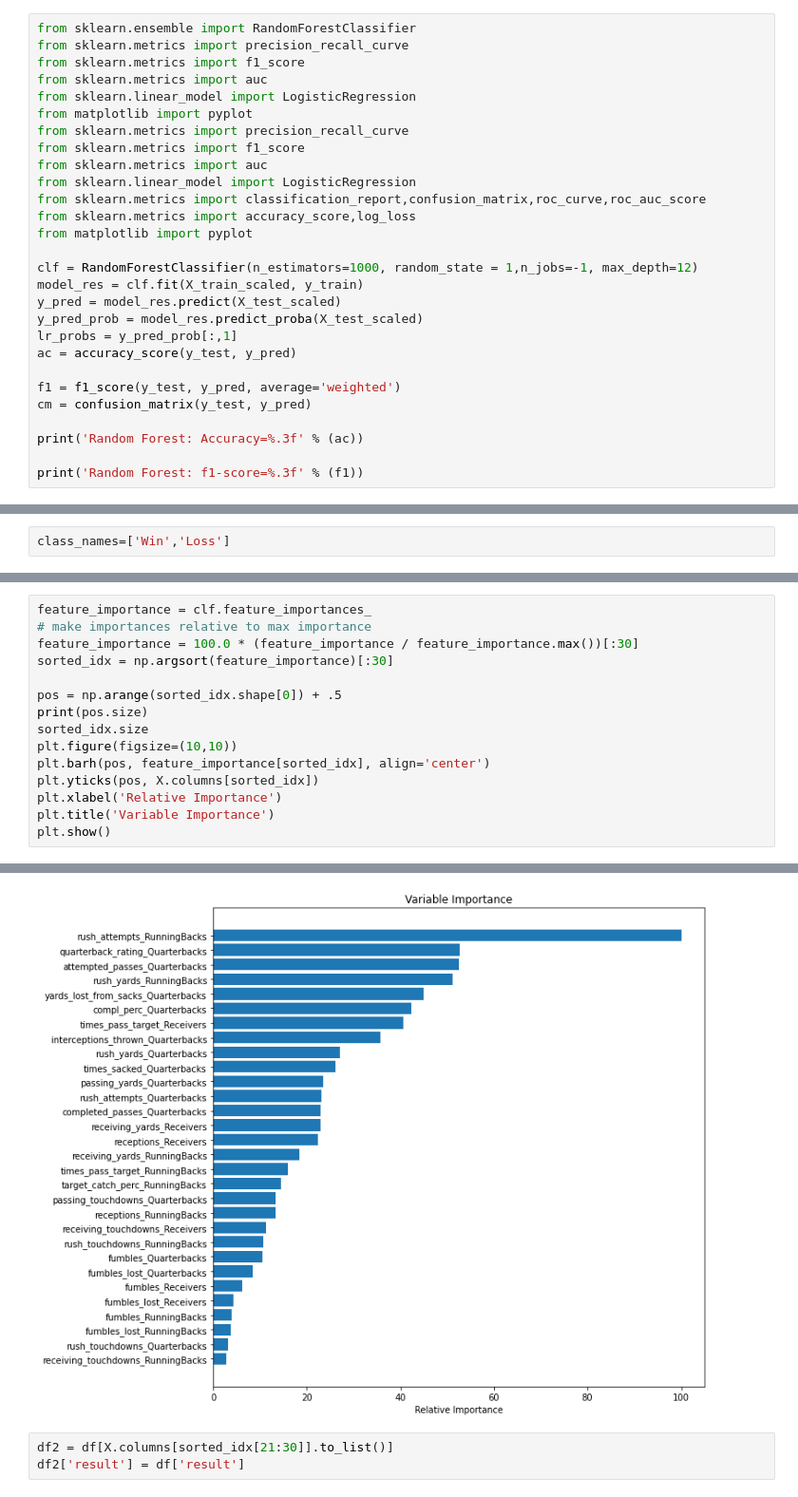
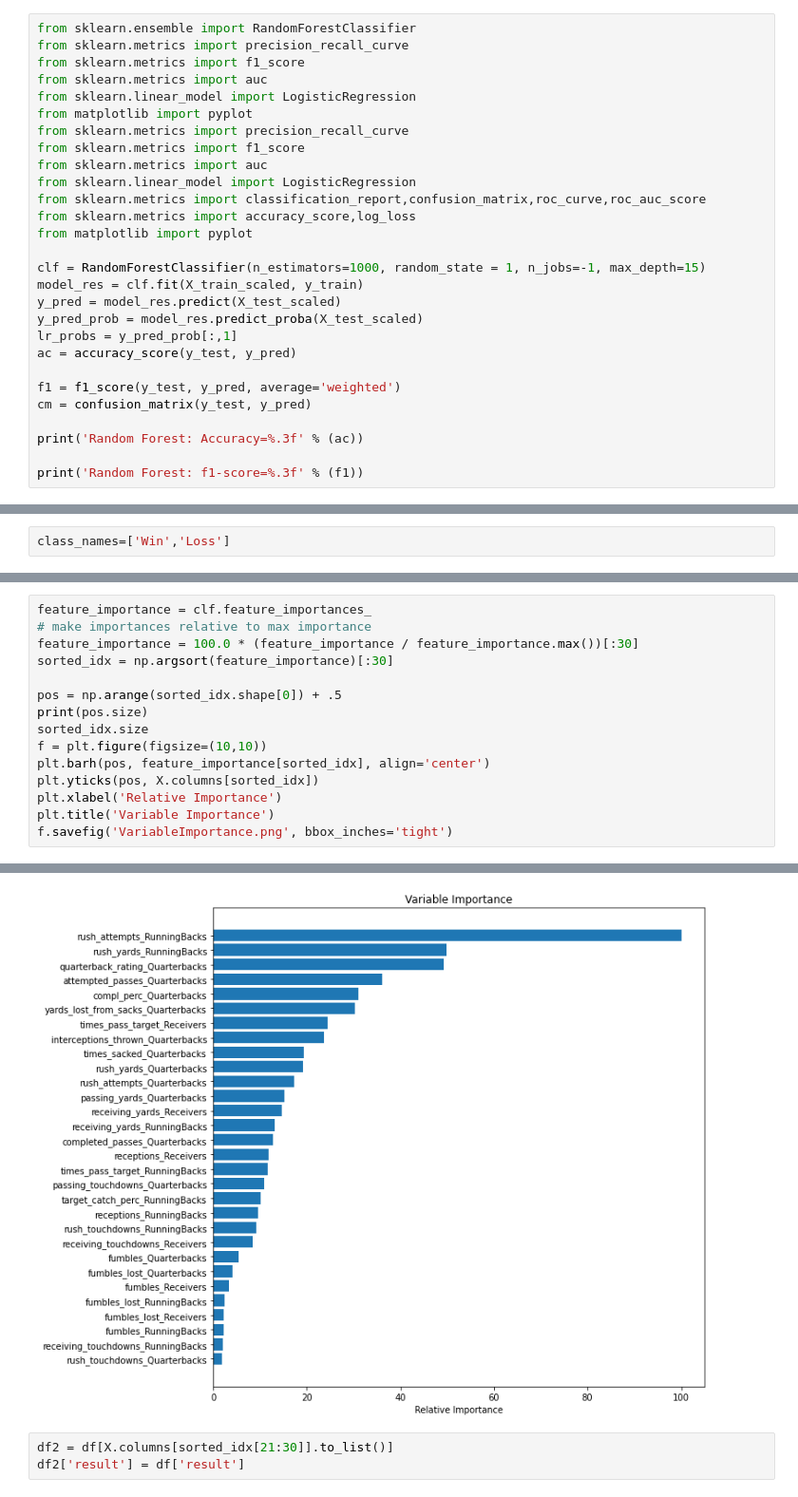
Before and after one commit to WillRobinson152/NFL_Analysis, a Jupyter notebook: 5.ModelData.ipynb, the cells around one changed output, grey strips where cells are left out. Shown at 95% size. Cells and saved outputs as stored; diff of their text form.

```diff
--- a/5.ModelData.ipynb
+++ b/5.ModelData.ipynb
@@ -54,7 +54,7 @@ from sklearn.metrics import classification_report,confusion_matrix,roc_curve,roc
 from sklearn.metrics import accuracy_score,log_loss
 from matplotlib import pyplot
 
-clf = RandomForestClassifier(n_estimators=1000, random_state = 1,n_jobs=-1, max_depth=12)
+clf = RandomForestClassifier(n_estimators=1000, random_state = 1, n_jobs=-1, max_depth=15)
 model_res = clf.fit(X_train_scaled, y_train)
 y_pred = model_res.predict(X_test_scaled)
 y_pred_prob = model_res.predict_proba(X_test_scaled)
@@ -144,21 +144,21 @@ Normalized confusion matrix
 # %%
 feature_importance = clf.feature_importances_
 # make importances relative to max importance
 feature_importance = 100.0 * (feature_importance / feature_importance.max())[:30]
 sorted_idx = np.argsort(feature_importance)[:30]
 
 pos = np.arange(sorted_idx.shape[0]) + .5
 print(pos.size)
 sorted_idx.size
-plt.figure(figsize=(10,10))
+f = plt.figure(figsize=(10,10))
 plt.barh(pos, feature_importance[sorted_idx], align='center')
 plt.yticks(pos, X.columns[sorted_idx])
 plt.xlabel('Relative Importance')
 plt.title('Variable Importance')
-plt.show()
+f.savefig('VariableImportance.png', bbox_inches='tight')
 # %% [output]
 30
-[figure, old version]
+[figure, new version]
 # %%
 df2 = df[X.columns[sorted_idx[21:30]].to_list()]
 df2['result'] = df['result']
```
Also changed, not shown: parts of 8 cells of this notebook, 2 other files.
